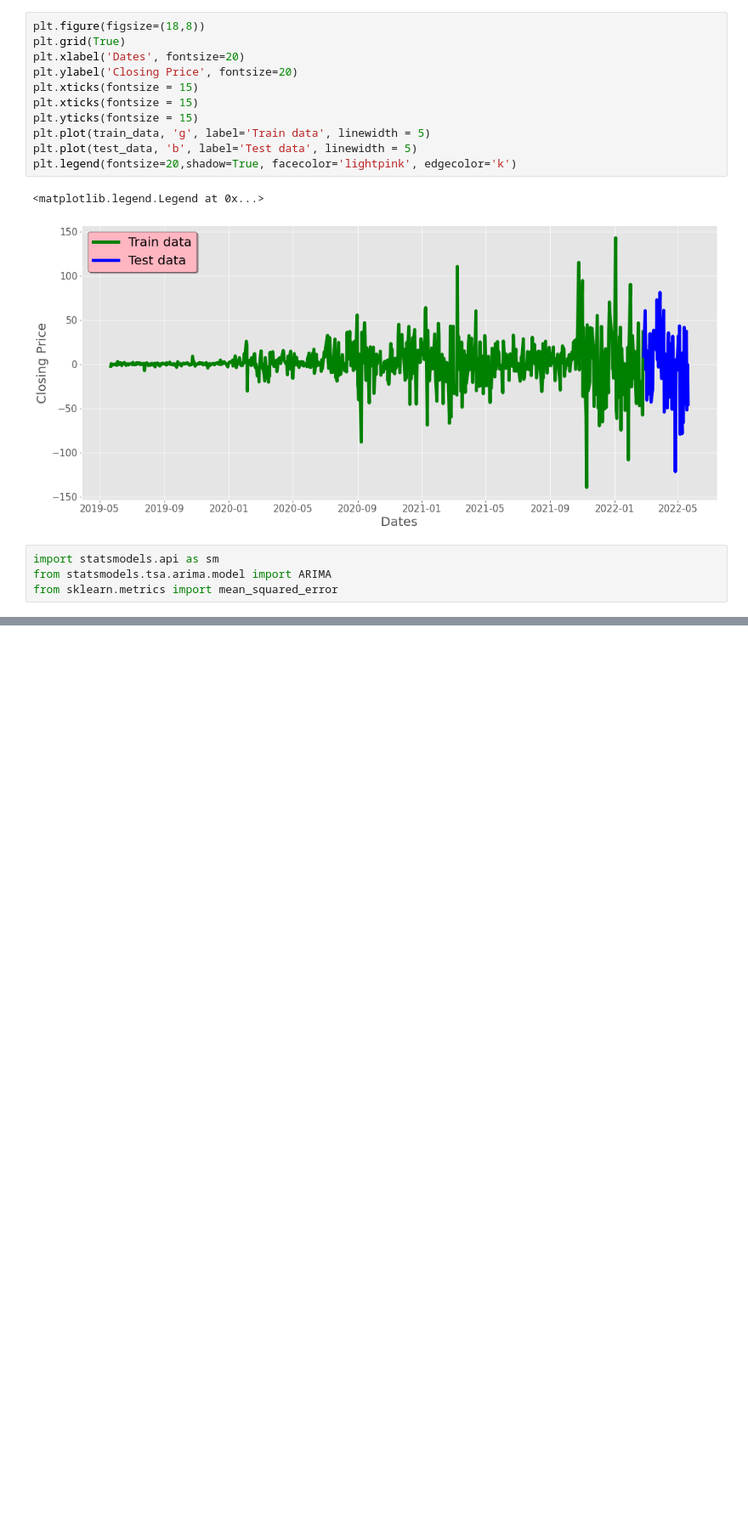
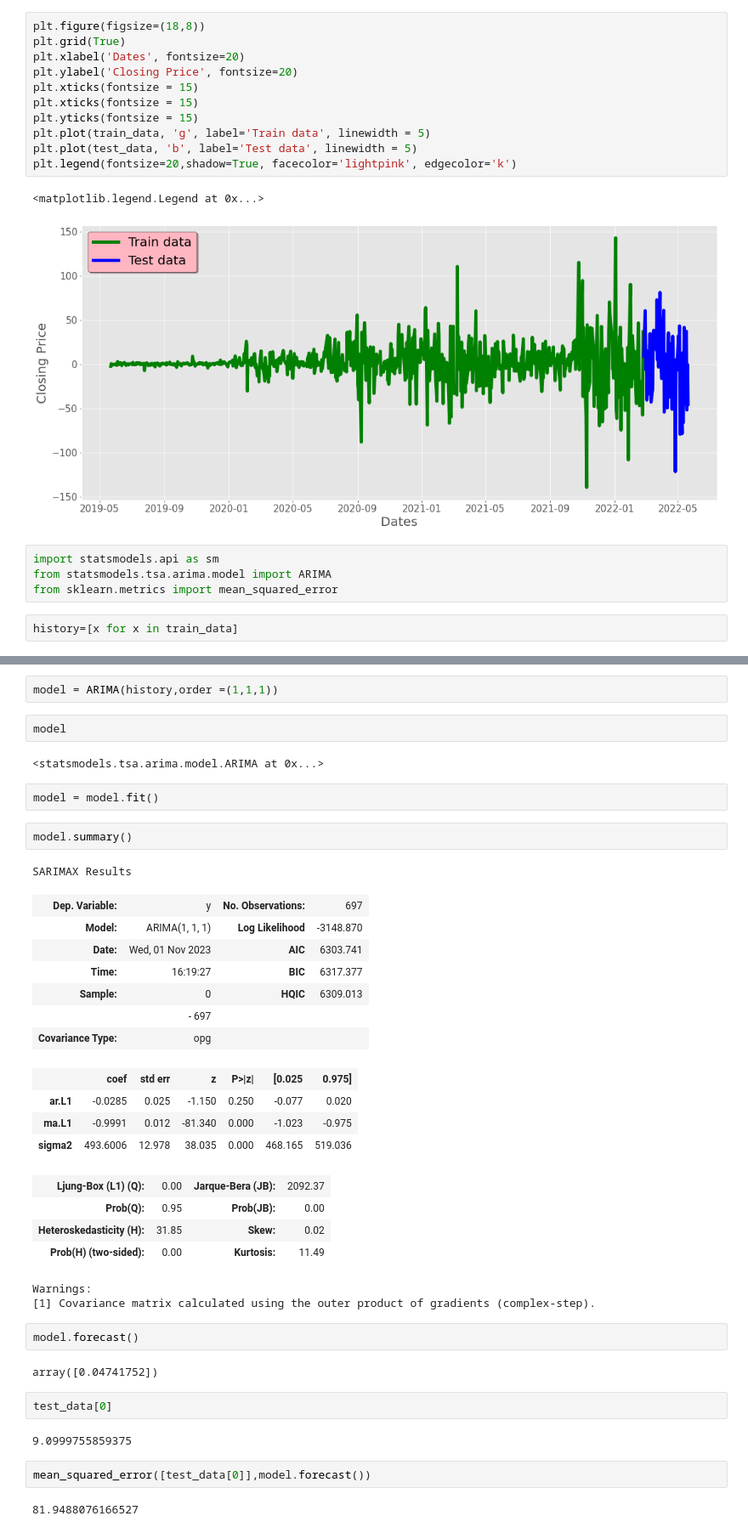
Before and after one commit to hari-r-v/PW_SKILLS, a Jupyter notebook: Data_science/ML_ALGORITHMS/TimeSeries/Tsla.ipynb, the cells around one changed output, grey strips where cells are left out. Shown at 85% size. Drawn from its saved outputs; the diff is of its cells as text; blank space fills up the shorter version.

```diff
--- a/Data_science/ML_ALGORITHMS/TimeSeries/Tsla.ipynb
+++ b/Data_science/ML_ALGORITHMS/TimeSeries/Tsla.ipynb
@@ -397,3 +396,5 @@ plt.legend(fontsize=20,shadow=True, facecolor='lightpink', edgecolor='k')
 import statsmodels.api as sm
 from statsmodels.tsa.arima.model import ARIMA
 from sklearn.metrics import mean_squared_error
+# %%
+history=[x for x in train_data]
@@ -399,0 +421,41 @@ from sklearn.metrics import mean_squared_error
+# %%
+model = ARIMA(history,order =(1,1,1))
+# %%
+model
+# %% [output]
+<statsmodels.tsa.arima.model.ARIMA at 0x...>
+# %%
+model = model.fit()
+# %%
+model.summary()
+# %% [output]
+SARIMAX Results
+| Dep. Variable: | y | No. Observations: | 697 |
+| Model: | ARIMA(1, 1, 1) | Log Likelihood | -3148.870 |
+| Date: | Wed, 01 Nov 2023 | AIC | 6303.741 |
+| Time: | 16:19:27 | BIC | 6317.377 |
+| Sample: | 0 | HQIC | 6309.013 |
+|  | - 697 |  |  |
+| Covariance Type: | opg |  |  |
+|  | coef | std err | z | P>|z| | [0.025 | 0.975] |
+| ar.L1 | -0.0285 | 0.025 | -1.150 | 0.250 | -0.077 | 0.020 |
+| ma.L1 | -0.9991 | 0.012 | -81.340 | 0.000 | -1.023 | -0.975 |
+| sigma2 | 493.6006 | 12.978 | 38.035 | 0.000 | 468.165 | 519.036 |
+| Ljung-Box (L1) (Q): | 0.00 | Jarque-Bera (JB): | 2092.37 |
+| Prob(Q): | 0.95 | Prob(JB): | 0.00 |
+| Heteroskedasticity (H): | 31.85 | Skew: | 0.02 |
+| Prob(H) (two-sided): | 0.00 | Kurtosis: | 11.49 |
+Warnings:
+[1] Covariance matrix calculated using the outer product of gradients (complex-step).
+# %%
+model.forecast()
+# %% [output]
+array([0.04741752])
+# %%
+test_data[0]
+# %% [output]
+9.0999755859375
+# %%
+mean_squared_error([test_data[0]],model.forecast())
+# %% [output]
+81.9488076166527
```
Also changed, not shown: parts of 10 cells of this notebook, 2 other files.
